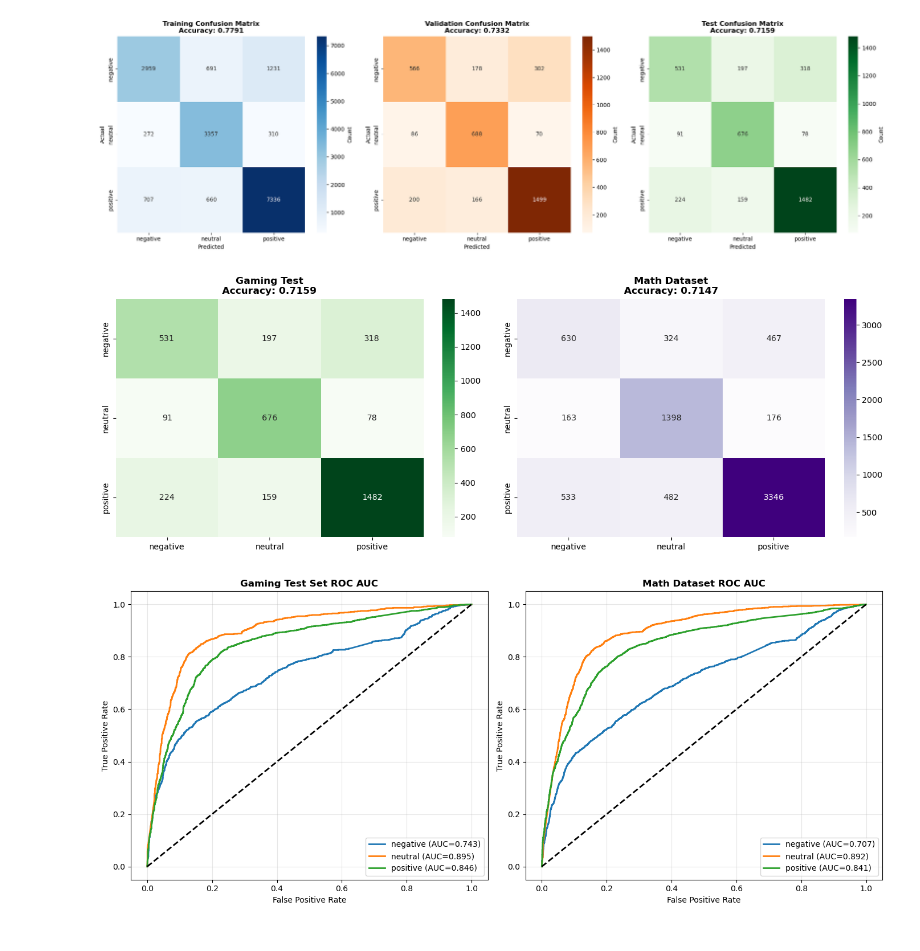
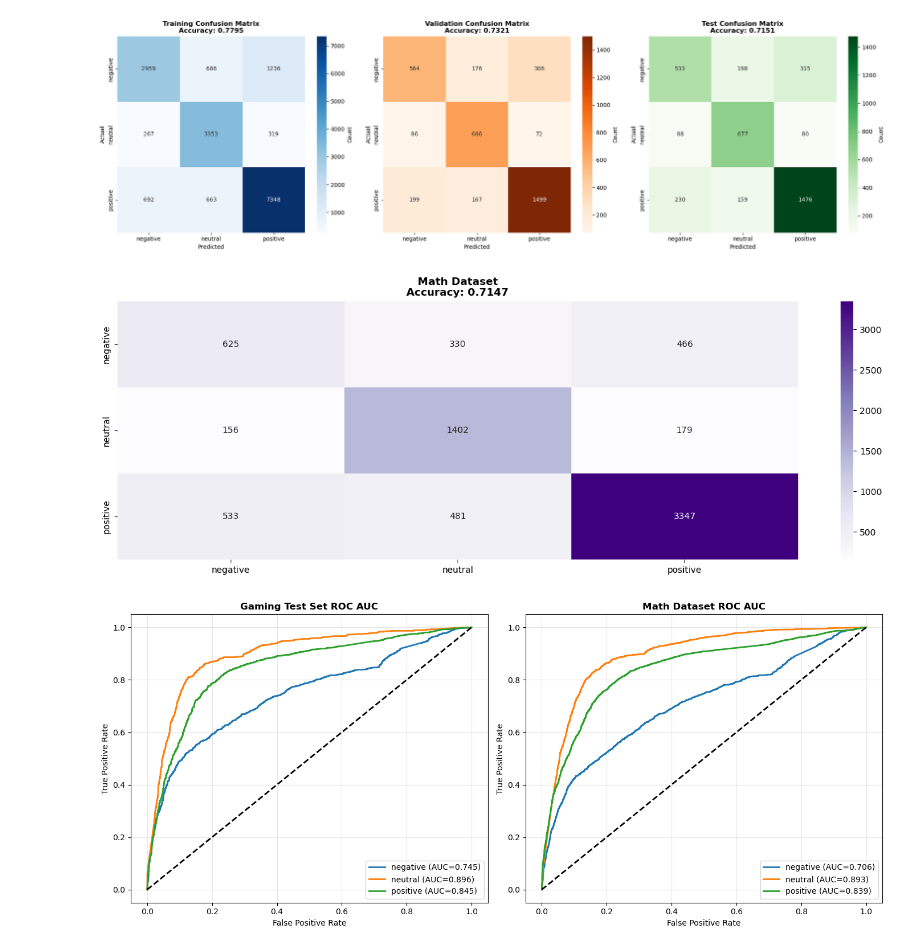
Before and after one commit to patelMaharshii/Sentimentrix, a Jupyter notebook: analysis/SVM.ipynb, the cells around one changed output. Saved outputs shown, nothing was run; the diff lists cells and outputs as text; code cells hidden in the pictures.

Commit message:
Corrected svm's c parameters and updated plots

```diff
--- a/analysis/SVM.ipynb
+++ b/analysis/SVM.ipynb
@@ -1,4 +1,5 @@
 # %%
+# Import libraries
 import pandas as pd
 import numpy as np
 import matplotlib.pyplot as plt
@@ -22,10 +23,6 @@ def label_sentiment(score):
     else:
         return 'neutral'
 df['sentiment'] = df['compound'].apply(label_sentiment)
-
-# Makes sure there is >100 values that could be classified
-class_counts = df['sentiment'].value_counts()
-# df = df[df['sentiment'].isin(class_counts[class_counts > 100].index)]
 print(f"Total dataset: {len(df)} samples")
 print(f"Classes: {dict(df['sentiment'].value_counts())}\n")
 
@@ -38,7 +35,7 @@ print(f"Training set:   {len(X_train)} samples")
 print(f"Validation set: {len(X_val)} samples")
 print(f"Test set:       {len(X_test)} samples")
 
-# TF-IDF vectoriation to fit training data
+# TF-IDF vectorization to fit training data into SVM and normalizes data by default if needed
 vectorizer = TfidfVectorizer(max_features=1000, ngram_range=(1, 2), stop_words='english')
 X_train_vec = vectorizer.fit_transform(X_train)
 X_val_vec = vectorizer.transform(X_val)
@@ -48,7 +45,7 @@ print(f"TF-IDF features: {X_train_vec.shape}\n")
 # Use 5-fold cross validation and grid search with a linear kernel
 grid_search = GridSearchCV(
     SVC(kernel='linear', random_state=42),
-    {'C': [0.001, 0.01, 0.1, 1.0, 3, 5, 10]},
+    {'C': [0.1, 1.0, 2.0, 2.5]},
     cv=StratifiedKFold(5, shuffle=True, random_state=42),
     scoring='f1_weighted'
 )
@@ -61,20 +58,20 @@ model = grid_search.best_estimator_
 y_train_pred = model.predict(X_train_vec)
 train_accuracy = accuracy_score(y_train, y_train_pred)
 
+# Key metrics for trained set
 all_labels = sorted(np.unique(df['sentiment']))
 print(f"Training Accuracy: {train_accuracy:.4f}\n")
 print(classification_report(y_train, y_train_pred, labels=all_labels, zero_division=0))
 
-# Evaluating trained model on validation set
+# Key metrics for validation set
 y_val_pred = model.predict(X_val_vec)
 val_accuracy = accuracy_score(y_val, y_val_pred)
 print(f"Validation Accuracy: {val_accuracy:.4f}\n")
 print(classification_report(y_val, y_val_pred, labels=all_labels, zero_division=0))
 
-# Evaluating trained model on test set
+# Key metrics for test set
 y_test_pred = model.predict(X_test_vec)
 test_accuracy = accuracy_score(y_test, y_test_pred)
-
 print(f"Test Accuracy: {test_accuracy:.4f}\n")
 print(classification_report(y_test, y_test_pred, labels=all_labels, zero_division=0))
 
@@ -84,7 +81,7 @@ cm_val = confusion_matrix(y_val, y_val_pred, labels=all_labels)
 cm_test = confusion_matrix(y_test, y_test_pred, labels=all_labels)
 fig, axes = plt.subplots(1, 3, figsize=(20, 6))
 
-# Training
+# Training confusion matrix
 sns.heatmap(cm_train, annot=True, fmt='d', cmap='Blues',
             xticklabels=all_labels, yticklabels=all_labels,
             ax=axes[0], cbar_kws={'label': 'Count'})
@@ -92,7 +89,7 @@ axes[0].set_title(f'Training Confusion Matrix\nAccuracy: {train_accuracy:.4f}',
 axes[0].set_xlabel('Predicted')
 axes[0].set_ylabel('Actual')
 
-# Validation
+# Validation confusion matrix
 sns.heatmap(cm_val, annot=True, fmt='d', cmap='Oranges',
             xticklabels=all_labels, yticklabels=all_labels,
             ax=axes[1], cbar_kws={'label': 'Count'})
@@ -100,14 +97,13 @@ axes[1].set_title(f'Validation Confusion Matrix\nAccuracy: {val_accuracy:.4f}',
 axes[1].set_xlabel('Predicted')
 axes[1].set_ylabel('Actual')
 
-# Test
+# Test confusion matrix
 sns.heatmap(cm_test, annot=True, fmt='d', cmap='Greens',
             xticklabels=all_labels, yticklabels=all_labels,
             ax=axes[2], cbar_kws={'label': 'Count'})
 axes[2].set_title(f'Test Confusion Matrix\nAccuracy: {test_accuracy:.4f}', fontweight='bold')
 axes[2].set_xlabel('Predicted')
 axes[2].set_ylabel('Actual')
-
 plt.tight_layout()
 plt.show()
 
@@ -117,7 +113,7 @@ df_math = pd.read_csv('../data/processed/math_comments_processed.csv')
 df_math = df_math.dropna(subset=['comment_text'])
 df_math['sentiment'] = df_math['compound'].apply(label_sentiment)
 
-# Vectorize data
+# Vectorize data so SVM can understand data
 X_math_vec = vectorizer.transform(df_math['comment_text'])
 y_math = df_math['sentiment'].values
 
@@ -126,17 +122,14 @@ y_math_pred = model.predict(X_math_vec)
 math_accuracy = accuracy_score(y_math, y_math_pred)
 
 # Plot confusion matrix
-cm_test = confusion_matrix(y_test, y_test_pred, labels=all_labels)
 cm_math = confusion_matrix(y_math, y_math_pred, labels=all_labels)
-fig, axes = plt.subplots(1, 2, figsize=(14, 5))
-sns.heatmap(cm_test, annot=True, fmt='d', cmap='Greens', xticklabels=all_labels, yticklabels=all_labels, ax=axes[0])
-axes[0].set_title(f'Gaming Test\nAccuracy: {test_accuracy:.4f}', fontweight='bold')
-sns.heatmap(cm_math, annot=True, fmt='d', cmap='Purples', xticklabels=all_labels, yticklabels=all_labels, ax=axes[1])
-axes[1].set_title(f'Math Dataset\nAccuracy: {math_accuracy:.4f}', fontweight='bold')
+fig, ax = plt.subplots(1, 1, figsize=(7, 5))
+sns.heatmap(cm_math, annot=True, fmt='d', cmap='Purples', xticklabels=all_labels, yticklabels=all_labels, ax=ax)
+ax.set_title(f'Math Dataset\nAccuracy: {math_accuracy:.4f}', fontweight='bold')
 plt.tight_layout()
 plt.show()
 
-# ROC AUC curve
+# ROC AUC curve for both datasets
 encoder = LabelEncoder()
 y_test_enc = encoder.fit_transform(y_test)
 y_math_enc = encoder.transform(y_math)
@@ -174,7 +167,6 @@ axes[1].set_xlabel('False Positive Rate')
 axes[1].set_ylabel('True Positive Rate')
 axes[1].legend(loc='lower right')
 axes[1].grid(alpha=0.3)
-
 plt.tight_layout()
 plt.show()
 # %% [output]
@@ -193,8 +185,8 @@ Best CV F1-Score: 0.7205
 ... (71 lines left out)
 
     accuracy                           0.72      3756
    macro avg       0.69      0.70      0.69      3756
 weighted avg       0.71      0.72      0.71      3756
 [figure]
-[figure, old version]
+[figure, new version]
-[figure, old version]
+[figure, new version]
```
Also changed, not shown: parts of 1 cell of this notebook.
